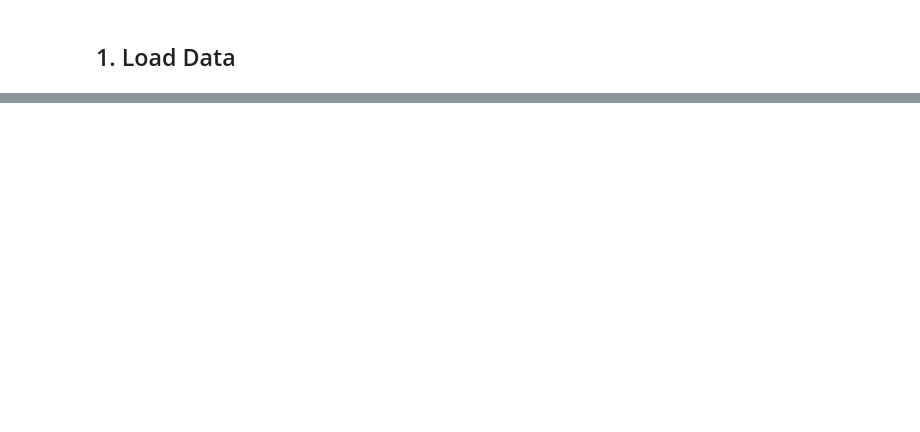
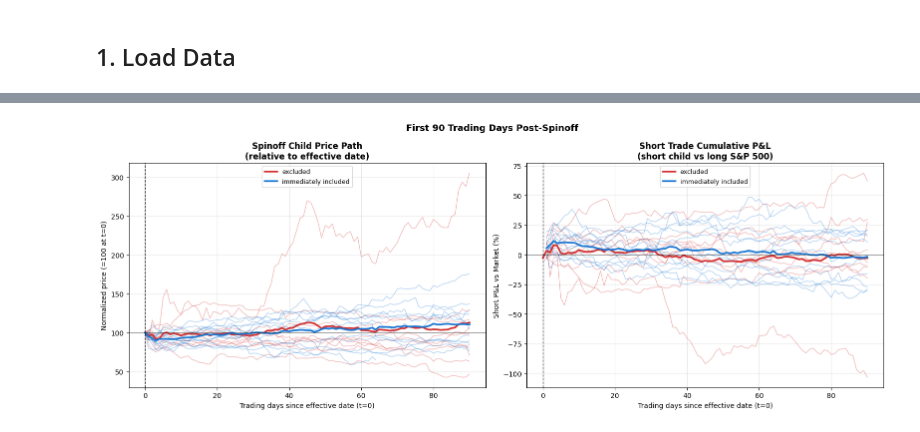
Before and after one commit to ElouanBahri/index-spinoff-arbitrage, a Jupyter notebook: eda.ipynb, the cells around one changed output, grey strips where cells are left out. Cells and saved outputs as stored; diff of their text form; code cells hidden in the pictures; blank space fills up the shorter version.

```diff
--- a/eda.ipynb
+++ b/eda.ipynb
@@ -710,12 +32,0 @@ else:
-# %%
-# Announce lag distribution — longer lag = more time for market to price in?
-fig, ax = plt.subplots(figsize=(10, 4))
-ax.barh(events['parent_ticker'] + ' (' + events['effective_date'].dt.year.astype(str) + ')',
-        events['announce_lag_days'], color='steelblue', alpha=0.7)
-ax.axvline(events['announce_lag_days'].median(), color='red', linestyle='--',
-           label=f'Median: {events["announce_lag_days"].median():.0f} days')
-ax.set_xlabel('Days from Announcement to Effective Date')
-ax.set_title('Announcement Lead Time by Event')
-ax.legend()
-plt.tight_layout()
-plt.show()
@@ -847,0 +139,8 @@ DATA COVERAGE
+# %%
+inc_counts = events['inclusion_status'].value_counts()
+print('Child S&P 500 status at spinoff:')
+for status, count in inc_counts.items():
+    print(f'  {status:<25s}: {count:2d} ({count/len(events):.0%})')
+print()
+print('→ Excluded children are the pure forced-selling candidates for the short trade.')
+print('→ Immediately-included children face passive BUYING — not appropriate to short.')
@@ -847,0 +204,38 @@ DATA COVERAGE
+# %%
+# Individual price paths — one line per child, colored by inclusion status
+if len(all_cw):
+    fig, axes = plt.subplots(1, 2, figsize=(16, 6))
+
+    for status, grp in all_cw.groupby('inclusion_status'):
+        color  = COLOR_MAP.get(status, 'grey')
+        label  = status
+        for ticker, tgrp in grp.groupby('child_ticker'):
+            axes[0].plot(tgrp['t'], tgrp['norm_prc'],
+                         color=color, alpha=0.35, lw=1)
+            axes[1].plot(tgrp['t'], tgrp['short_pnl'] * 100,
+                         color=color, alpha=0.35, lw=1)
+
+    # Bold averages per status group
+    for status, grp in all_cw.groupby('inclusion_status'):
+        color = COLOR_MAP.get(status, 'grey')
+        avg_prc = grp.groupby('t')['norm_prc'].mean()
+        avg_pnl = grp.groupby('t')['short_pnl'].mean()
+        axes[0].plot(avg_prc.index, avg_prc.values, color=color, lw=2.5, label=status)
+        axes[1].plot(avg_pnl.index, avg_pnl.values * 100, color=color, lw=2.5, label=status)
+
+    for ax in axes:
+        ax.axvline(0, color='black', linestyle='--', lw=1)
+        ax.axhline(100 if ax == axes[0] else 0, color='black', lw=0.5)
+        ax.set_xlabel('Trading days since effective date (t=0)')
+        ax.legend(fontsize=9)
+
+    axes[0].set_ylabel('Normalized price (=100 at t=0)')
+    axes[0].set_title('Spinoff Child Price Path\n(relative to effective date)', fontweight='bold')
+    axes[1].set_ylabel('Short P&L vs Market (%)')
+    axes[1].set_title('Short Trade Cumulative P&L\n(short child vs long S&P 500)', fontweight='bold')
+
+    plt.suptitle('First 90 Trading Days Post-Spinoff', fontsize=13, fontweight='bold')
+    plt.tight_layout()
+    plt.show()
+# %% [output]
+[figure, added]
```
Also changed, not shown: parts of 64 cells of this notebook, 1 other file.
